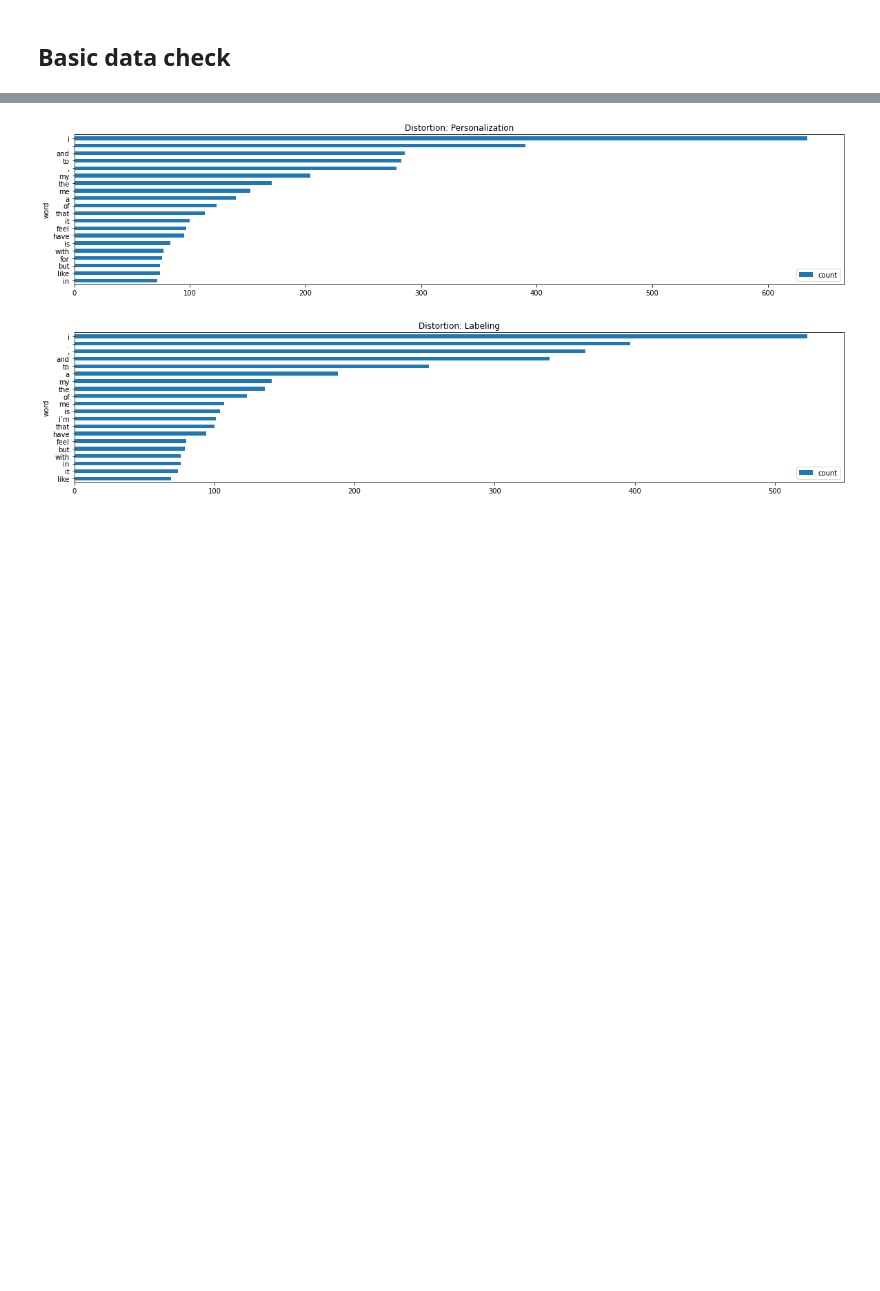
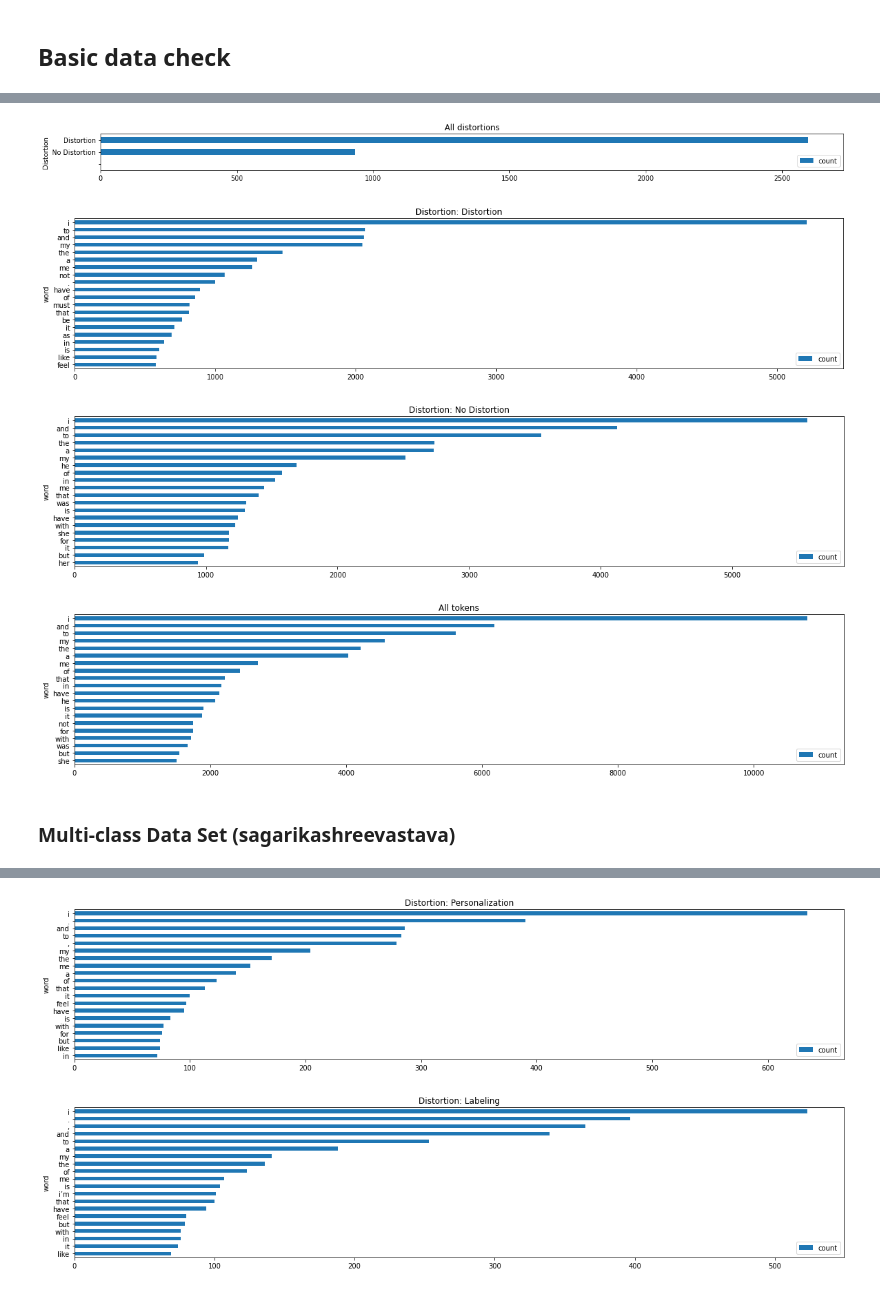
Before and after one commit to aigents/pygents, a Jupyter notebook: notebooks/nlp/sentiment/distortions_preliminary_data_checks.ipynb, the cells around one changed output, grey strips where cells are left out. Cells and saved outputs as stored; diff of their text form; code cells hidden in the pictures; blank space fills up the shorter version.

```diff
--- a/notebooks/nlp/sentiment/distortions_preliminary_data_checks.ipynb
+++ b/notebooks/nlp/sentiment/distortions_preliminary_data_checks.ipynb
@@ -35,0 +22,8 @@ http://webstructor.net/papers/Kolonin-HP-ACA-IC-text.pdf
+# %%
+# Dataset: Unclassified distortions (halilbabacan)
+# Paper: ???
+# Data: https://huggingface.co/datasets/halilbabacan/autotrain-data-cognitive_distortions
+# https://huggingface.co/datasets/halilbabacan/autotrain-data-cognitive_distortions/tree/main/raw
+# https://huggingface.co/datasets/halilbabacan/autotrain-data-cognitive_distortions/blob/main/raw/Cognitive_distortions.csv
+
+binary_dataset_file_path = "./data/corpora/English/distortions/halilbabacan/raw_Cognitive_distortions.csv"
@@ -57,0 +46,5 @@ df
+# %%
+df = pd.read_csv(binary_dataset_file_path)
+df.insert(1, "N/A text", value = np.nan)
+df.insert(3, "N/A label", value = np.nan)
+df
@@ -59,6 +66,8 @@ df
 # Analyzing the frequency of words (tokens) for each cognitive distortion
 
 from collections import defaultdict
+
+all_distortions = defaultdict(int)
 
 # Creating dictionaries for token counting
 distortions_dicts = defaultdict(lambda: defaultdict(int))  # A separate dictionary is created for each distortion (distortion-token-token_frequency)
@@ -74,6 +83,10 @@ for _, row in df.iterrows():
     primary_distortion = row.iloc[2]  # The main cognitive distortion from the 3rd column
     secondary_distortion = row.iloc[3] if pd.notna(row.iloc[3]) else None  # The secondary distortion from the 4th column, if it exists
 
+    dictcount(all_distortions,primary_distortion)
+    if secondary_distortion:
+        dictcount(all_distortions,secondary_distortion)
+
     # Text tokenization
     tokens = tokenize_re(text)
 
@@ -86,11 +99,44 @@ for _, row in df.iterrows():
     if secondary_distortion:
         dictcount(distortions_dicts[secondary_distortion], filtered_tokens) # Increment the counter for the corresponding secondary distortion (if present)
 
-print("General dictionary of tokens:")
-print(dict(all_tokens_dict))
+#print("General dictionary of tokens:")
+#print(dict(all_tokens_dict))
 
-print("\nDictionaries of tokens by distortions:")
+#print("\nDictionaries of tokens by distortions:")
+#for distortion, tokens_dict in distortions_dicts.items():
+#    print(f"Distortion '{distortion}':")
+#    print(dict(tokens_dict))
+
+# Displaying the results of word (token) frequency for each cognitive distortion
+
+# Display graphs for all distortions
+all_distortions[' '] = 0 # stub/hack
+print(all_distortions)
+plot_dict(
+            all_distortions,
+            labels="Distortion",
+            values="count",
+            title=f"All distortions",
+            head=20             # All
+    )
+
+# Display graphs for each distortion
 for distortion, tokens_dict in distortions_dicts.items():
-    print(f"Distortion '{distortion}':")
-    print(dict(tokens_dict))
+    plot_dict(
+        tokens_dict,
+        labels="word",
+        values="count",
+        title=f"Distortion: {distortion}",
+        head=20             # Top 20 words
+    )
+
+
+# Display a general graph for all tokens
+plot_dict(
+    all_tokens_dict,
+    labels="word",
+    values="count",
+    title="All tokens",
+    head=20                # Top 20 words
+)
 # %% [output]
@@ -113,0 +144,6 @@ Distortion 'Overgeneralization':
+[figure, added]
+[figure, added]
+[figure, added]
+[figure, added]
+# %% [markdown]
+### Multi-class Data Set (sagarikashreevastava)
```
Also changed, not shown: parts of 21 cells of this notebook, 1 other file.
